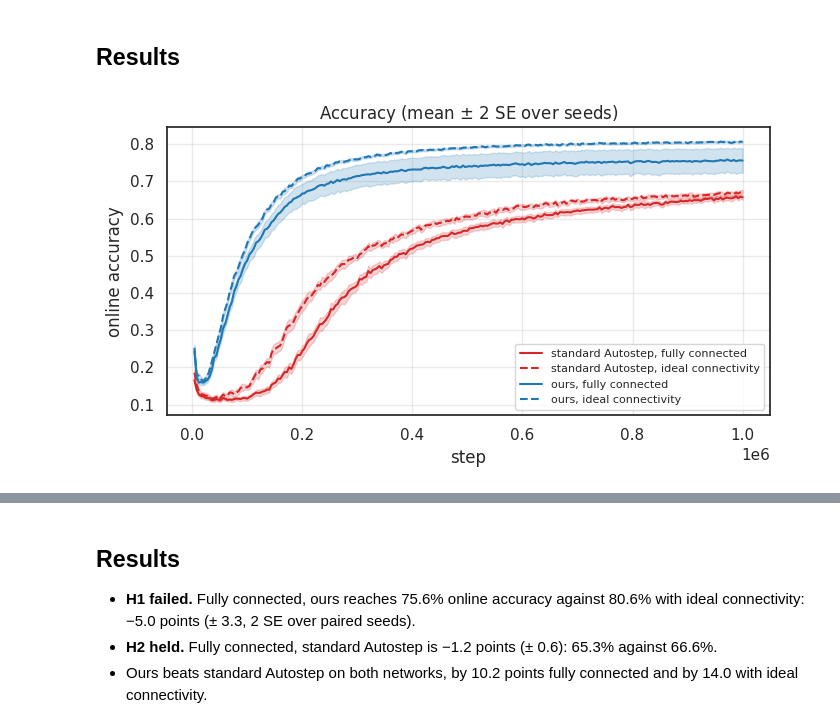
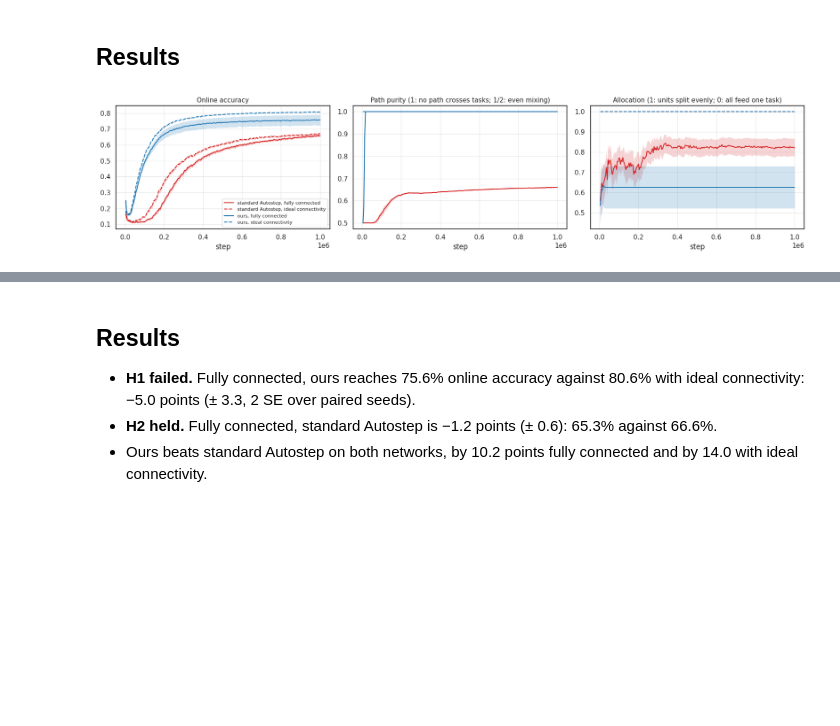
Before and after one commit to ejmejm/phd_research, a Jupyter notebook: phd/sandbox/network_autostep/05_multi_mnist.ipynb, the cells around one changed output, grey strips where cells are left out. Drawn from its saved outputs; the diff is of its cells as text; code cells hidden in the pictures; blank space fills up the shorter version.

```diff
--- a/phd/sandbox/network_autostep/05_multi_mnist.ipynb
+++ b/phd/sandbox/network_autostep/05_multi_mnist.ipynb
@@ -64,7 +65,7 @@ N_CLASSES = 10
 PERMUTE_PERIOD = 2000 // N_TASKS     # steps between label changes, each of one task chosen at random
 
 # --- Network ---
-N_HIDDEN_PER_TASK = N_CLASSES        # one hidden unit per output: 10 per task in the ideal network, 20 in all
+N_HIDDEN_PER_TASK = 10               # the ideal network's units per task; the fully connected one has as many in total
 
 # --- Autostep ---
 INIT_STEP_SIZE = 1e-8
@@ -77,9 +78,12 @@ NUM_STEPS = 1_000_000
 N_SEEDS = 30
 N_WINDOWS = 250                      # each window records its mean loss, accuracy and path purity
 
-# --- Generate and test (Question 3) ---
-REINIT_PERIOD = 5000                 # steps between resets of the hidden unit with the smallest output weights
-REINIT_PERIODS = (1000, 2000, 5000, 10_000, 20_000, 50_000, 100_000)    # the sweep in 3b
+# --- Generate and test ---
+REINIT_PERIOD = 5000                 # Question 2: steps between resets of the unit with the smallest output weights
+REINIT_PERIODS = (10_000, 50_000, 100_000)       # Question 2b: the sweep
+UTILITY_DECAY = 0.999                # Question 3: per-step decay of each hidden unit's utility trace
+UTILITY_PERIODS = (10_000, 50_000, 100_000)      # Question 3: steps between resets ...
+UTILITY_PERIOD = 50_000              # ... and the period H4 is judged on
 
 # --- Hypotheses ---
 FINAL_FRACTION = 0.1                 # accuracy is compared over the last 10% of training ...
@@ -297,51 +290,56 @@ def run(network, ours, backward='backprop', reinit_period=None):
 # %% [markdown]
 ## Results
 # %%
+window_ends = np.arange(1, N_WINDOWS + 1) * (NUM_STEPS // N_WINDOWS)
+final = slice(-round(N_WINDOWS * FINAL_FRACTION), None)
+
+
+def plot_runs(runs, colors, dashed=()):
+    # Accuracy, path purity and allocation over training for each run in `runs` (mean +- 2 SE over seeds), drawn in
+    # `colors[label]`, and dashed for the labels in `dashed`.
+    fig, axes = plt.subplots(1, 3, figsize=(17, 4))
+    for ax, (key, title) in zip(axes, [('accuracy', 'Online accuracy'),
+                                       ('purity', 'Path purity (1: no path crosses tasks; 1/2: even mixing)'),
+                                       ('allocation', 'Allocation (1: units split evenly; 0: all feed one task)')]):
+        for label, res in runs.items():
+            mean, sem = res[key].mean(0), res[key].std(0) / np.sqrt(N_SEEDS)
+            ax.plot(window_ends, mean, color=colors[label], ls='--' if label in dashed else '-', lw=1.5, label=label)
+            ax.fill_between(window_ends, mean - 2 * sem, mean + 2 * sem, color=colors[label], alpha=0.2, lw=0)
+        ax.yaxis.set_major_locator(plt.MultipleLocator(0.1))
+        ax.set_xlabel('step')
+        ax.set_title(title, fontsize=11)
+        ax.grid(alpha=0.4)
+    axes[0].legend(fontsize=8)
+    fig.tight_layout()
+    plt.show()
+
+
+def final_accuracy(res):
+    return res['accuracy'][:, final].mean(1)                 # each seed's accuracy over the last FINAL_FRACTION
+
+
+def report(runs, tests):
+    # Prints every run's accuracy, then for each test (name, label, reference, claim) the per-seed gap of `label` to
+    # `reference` (mean and 2 SE over paired seeds), and whether the claim held: 'within' ACCURACY_TOLERANCE of it, or
+    # more than that 'below' it.
+    width = max(map(len, runs))
+    for label, res in runs.items():
+        print(f'{label:<{width}}   online accuracy {final_accuracy(res).mean():.2%}')
+    for name, label, reference, claim in tests:
+        g = final_accuracy(runs[label]) - final_accuracy(runs[reference])
+        ok = g.mean() >= -ACCURACY_TOLERANCE if claim == 'within' else g.mean() < -ACCURACY_TOLERANCE
+        print(f'{name}, {label} vs {reference}: {100 * g.mean():+.1f} points '
+              f'(± {100 * 2 * g.std() / np.sqrt(N_SEEDS):.1f}): {"held" if ok else "failed"}')
+
+
 runs = {'standard Autostep, fully connected': run('fully connected', ours=False),
         'standard Autostep, ideal connectivity': run('ideal connectivity', ours=False),
         'ours, fully connected': run('fully connected', ours=True),
         'ours, ideal connectivity': run('ideal connectivity', ours=True)}
 # Color by learner; dashed for the ideal connectivity.
-STYLES = {'standard Autostep, fully connected': ('tab:red', '-'),
-          'standard Autostep, ideal connectivity': ('tab:red', '--'),
-          'ours, fully connected': ('tab:blue', '-'), 'ours, ideal connectivity': ('tab:blue', '--')}
-
-window_ends = np.arange(1, N_WINDOWS + 1) * (NUM_STEPS // N_WINDOWS)
-plt.figure(figsize=(7, 4))
-for label, res in runs.items():
-    mean = res['accuracy'].mean(0)
-    sem = res['accuracy'].std(0) / np.sqrt(N_SEEDS)
-    color, linestyle = STYLES[label]
-    plt.plot(window_ends, mean, color=color, ls=linestyle, lw=1.5, label=label)
-    plt.fill_between(window_ends, mean - 2 * sem, mean + 2 * sem, color=color, alpha=0.2)
-plt.xlabel('step')
-plt.ylabel('online accuracy')
-plt.title('Accuracy (mean $\\pm$ 2 SE over seeds)')
-plt.grid(alpha=0.4)
-plt.legend(fontsize=8)
-plt.tight_layout()
-plt.show()
-
-# Each seed's online accuracy over the last FINAL_FRACTION of training.
-final = slice(-round(N_WINDOWS * FINAL_FRACTION), None)
-accuracy = {label: res['accuracy'][:, final].mean(1) for label, res in runs.items()}
-for label, a in accuracy.items():
-    print(f'{label:<38} online accuracy {a.mean():.2%}')
-
-
-def gap(learner):
-    # The per-seed gap in accuracy of the fully connected run to the ideal connectivity on the same seed: its mean and
-    # 2 SE.
-    g = accuracy[f'{learner}, fully connected'] - accuracy[f'{learner}, ideal connectivity']
-    return g.mean(), 2 * g.std() / np.sqrt(N_SEEDS)
-
-
-held = lambda ok: 'held' if ok else 'failed'
-h1, h1_se = gap('ours')
-h2, h2_se = gap('standard Autostep')
-print(f'H1, ours fully connected vs ideal connectivity: {100 * h1:+.1f} points (± {100 * h1_se:.1f}): '
-      f'{held(h1 >= -ACCURACY_TOLERANCE)}')
-print(f'H2, standard Autostep fully connected vs ideal connectivity: {100 * h2:+.1f} points (± {100 * h2_se:.1f}): '
-      f'{held(h2 < -ACCURACY_TOLERANCE)}')
+plot_runs(runs, {label: 'tab:blue' if label.startswith('ours') else 'tab:red' for label in runs},
+          dashed=[label for label in runs if label.endswith('ideal connectivity')])
+report(runs, [('H1', 'ours, fully connected', 'ours, ideal connectivity', 'within'),
+              ('H2', 'standard Autostep, fully connected', 'standard Autostep, ideal connectivity', 'below')])
 # %% [output]
-[figure, old version]
+[figure, new version]
```
Also changed, not shown: parts of 17 cells of this notebook.
